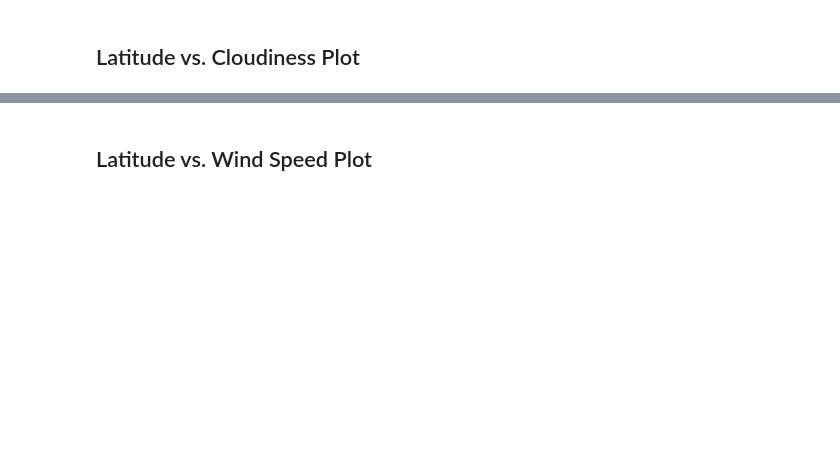
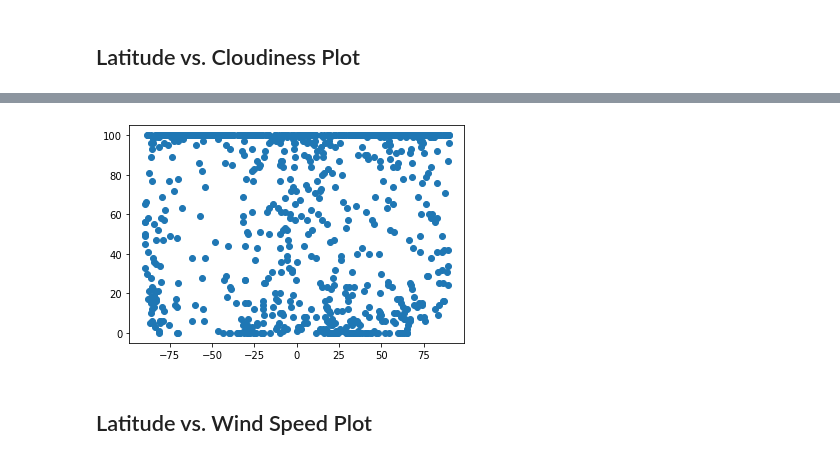
Before and after one commit to RafaelGFernandez01/python-api-challenge, a Jupyter notebook: WeatherPy/WeatherPy.ipynb, the cells around one changed output, grey strips where cells are left out. Drawn from its saved outputs; the diff is of its cells as text; code cells hidden in the pictures; blank space fills up the shorter version.

```diff
--- a/WeatherPy/WeatherPy.ipynb
+++ b/WeatherPy/WeatherPy.ipynb
@@ -125,2 +88,6 @@ Int64Index([], dtype='int64')
+# %%
+plt.scatter(cities_df['Lat'], cities_df['Cloudiness']);
+# %% [output]
+[figure, added]
 # %% [markdown]
 ## Latitude vs. Wind Speed Plot
```
Also changed, not shown: parts of 39 cells of this notebook, 12 other files.
